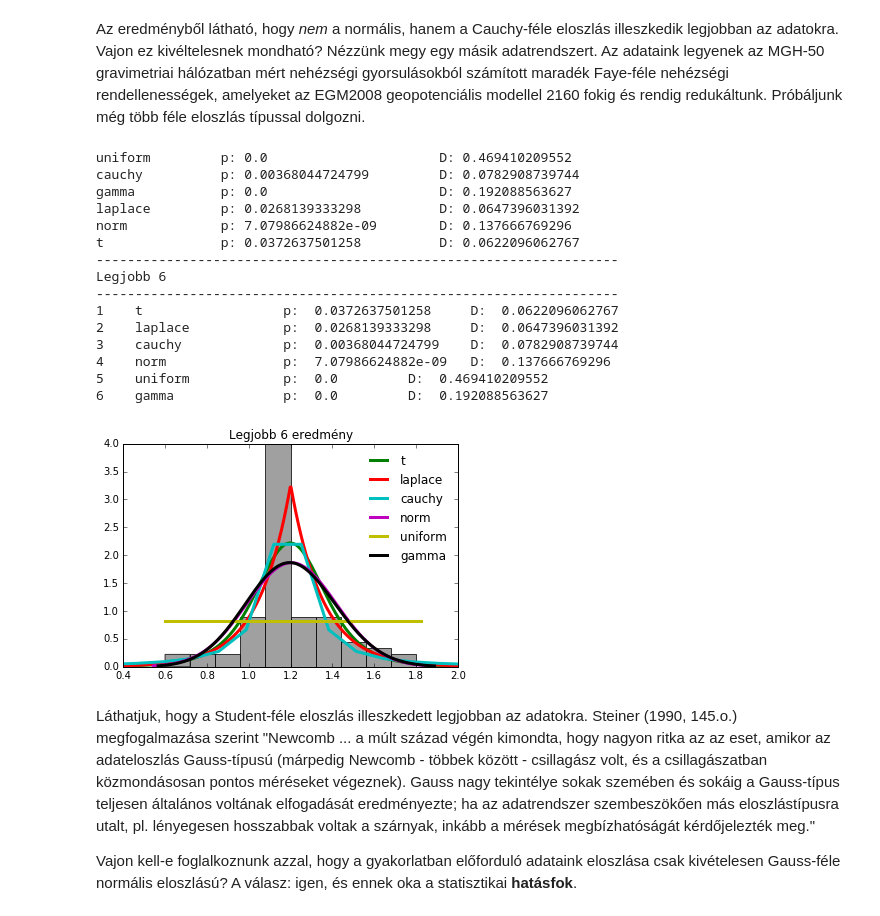
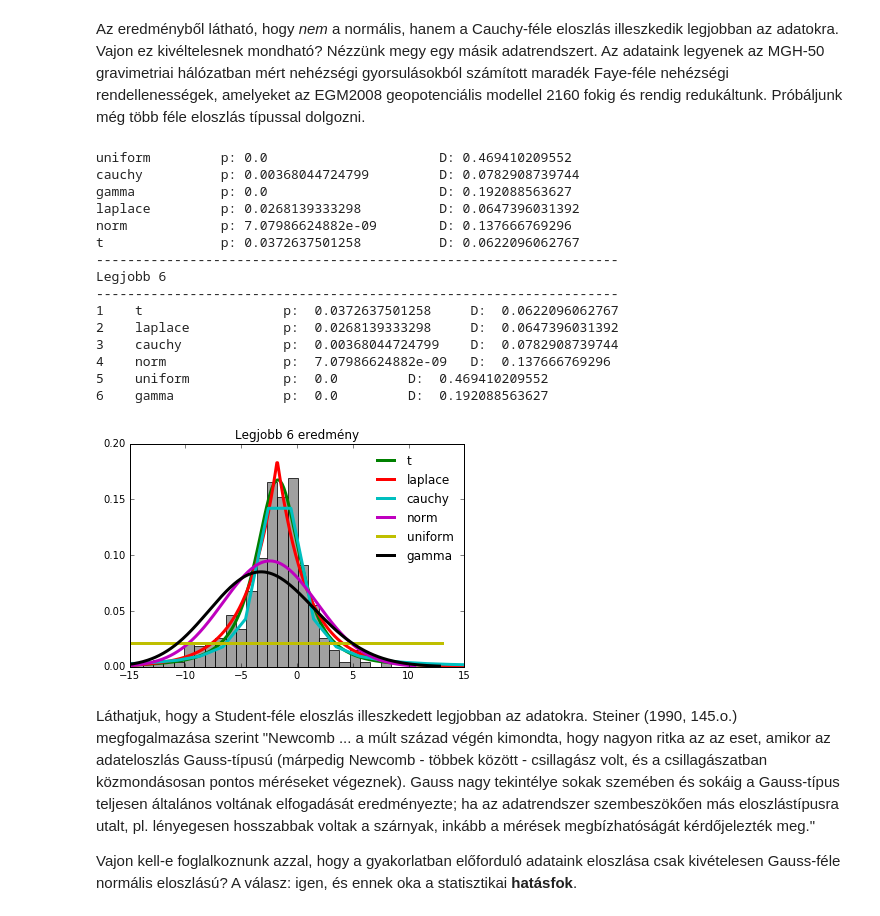
Before and after one commit to gyulat/MFV, a Jupyter notebook: MFV.ipynb, the cells around one changed output. Cells and saved outputs as stored; diff of their text form; code cells hidden in the pictures.

Commit message:
corrected dg50 histogram

```diff
--- a/MFV.ipynb
+++ b/MFV.ipynb
@@ -126,6 +126,24 @@ cdfs = {
     "norm": {"p":[], "D": []},            #Normal (Gaussian)
     "t": {"p":[], "D": []},               #Student's T
     "uniform": {"p":[], "D": []}}         #Uniform
+
+def plot(fcts, data):
+    import matplotlib.pyplot as plt
+    import numpy as np
+
+    # adatok hisztogramjának a kirajzoltatása
+    plt.hist(data, normed=True, bins=max(10, len(data)/10), facecolor='grey', alpha=0.75)
+
+    # kirajzoljuk az illesztett eloszlásokat
+    for fct in fcts:
+        params = eval("scipy.stats."+fct+".fit(data)")
+        f = eval("scipy.stats."+fct+".freeze"+str(params))
+        x = np.linspace(f.ppf(0.001), f.ppf(0.999), 500)
+        plt.plot(x, f.pdf(x), lw=3, label=fct)
+    plt.legend(loc='best', frameon=False)
+    plt.title("Legjobb "+str(len(fcts))+" eredmény")
+    plt.xlim([-15,15])
+    plt.show()
 
 dg50 = np.loadtxt('dg50.dat')
 
@@ -142,35 +160,35 @@ print( "Legjobb %d" % (ncdfs, ) )
 print( "-------------------------------------------------------------------" )
 best = sorted(cdfs.items(), key=lambda elem : scipy.median(elem[1]["p"]), reverse=True)
 
 for t in range(ncdfs):
     fct, values = best[t]
     print( str(t+1).ljust(4), fct.ljust(16),
             "\tp: ", scipy.median(values["p"]),
             "\tD: ", scipy.median(values["D"]),
             end="")
     if len(values["p"]) > 1:
         print("\tvar(p): ", scipy.var(values["p"]),
                 "\tvar(D): ", scipy.var(values["D"]), end="")
     print()
 
-plot([b[0] for b in best[:ncdfs]], dat)
+plot([b[0] for b in best[:ncdfs]], data)
 # %% [output]
 uniform         p: 0.0                      D: 0.469410209552
 cauchy          p: 0.00368044724799         D: 0.0782908739744
 gamma           p: 0.0                      D: 0.192088563627
 laplace         p: 0.0268139333298          D: 0.0647396031392
 norm            p: 7.07986624882e-09        D: 0.137666769296
 t               p: 0.0372637501258          D: 0.0622096062767
 -------------------------------------------------------------------
 Legjobb 6
 -------------------------------------------------------------------
 1    t                  p:  0.0372637501258     D:  0.0622096062767
 2    laplace            p:  0.0268139333298     D:  0.0647396031392
 3    cauchy             p:  0.00368044724799    D:  0.0782908739744
 4    norm               p:  7.07986624882e-09   D:  0.137666769296
 5    uniform            p:  0.0         D:  0.469410209552
 6    gamma              p:  0.0         D:  0.192088563627
-[figure, old version]
+[figure, new version]
 # %% [markdown]
 Láthatjuk, hogy a Student-féle eloszlás illeszkedett legjobban az adatokra. Steiner (1990, 145.o.) megfogalmazása szerint "Newcomb ... a múlt század végén kimondta, hogy nagyon ritka az az eset, amikor az adateloszlás Gauss-típusú (márpedig Newcomb - többek között - csillagász volt, és a csillagászatban közmondásosan pontos méréseket végeznek). Gauss nagy tekintélye sokak szemében és sokáig a Gauss-típus teljesen általános voltának elfogadását eredményezte; ha az adatrendszer szembeszökően más eloszlástípusra utalt, pl. lényegesen hosszabbak voltak a szárnyak, inkább a mérések megbízhatóságát kérdőjelezték meg."
 
```
Also changed, not shown: parts of 1 cell of this notebook.
